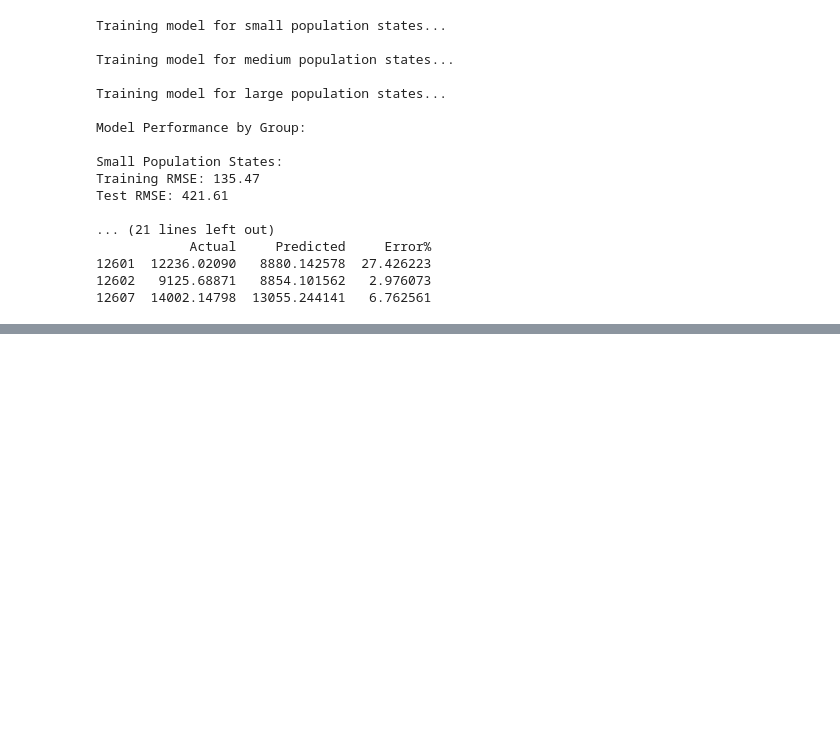
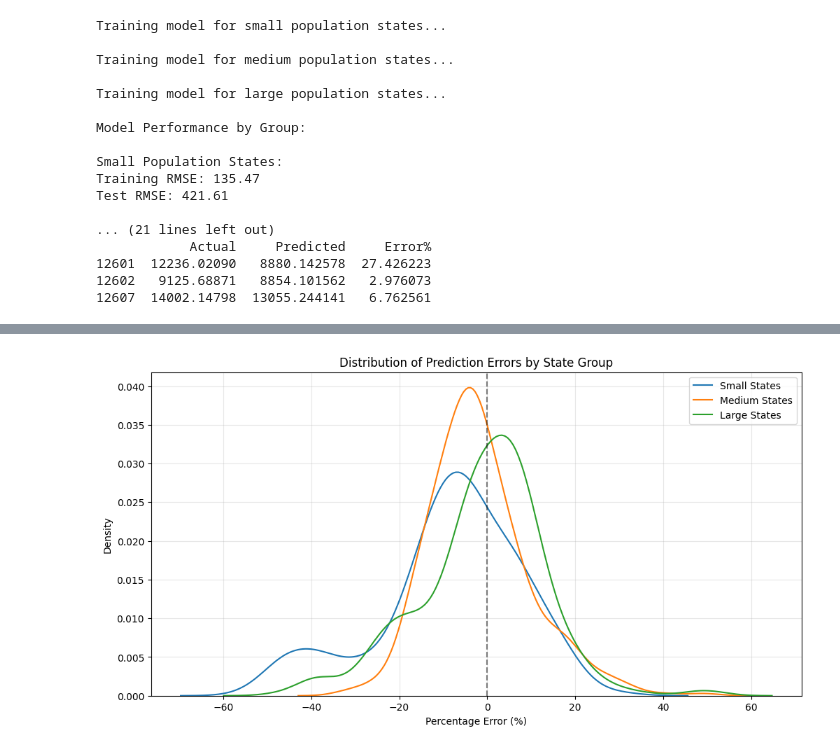
Before and after one commit to Ahmedayaz1210/electricity-usage-prediction, a Jupyter notebook: notebooks/Project - Draft 3.ipynb, the cells around one changed output, grey strips where cells are left out. Saved outputs shown, nothing was run; the diff lists cells and outputs as text; code cells hidden in the pictures; blank space fills up the shorter version.

```diff
--- a/notebooks/Project - Draft 3.ipynb
+++ b/notebooks/Project - Draft 3.ipynb
@@ -2967,0 +3077,27 @@ Test RMSE: 421.61
+# %%
+def plot_error_distribution():
+    plt.figure(figsize=(12, 6))
+
+    for group in ['small', 'medium', 'large']:
+        mask = X_test['population_group'] == group
+        actuals = y_test[mask]
+        predictions = np.array(new_test_pred)[mask]
+
+        # Calculate percentage errors
+        errors = ((predictions - actuals) / actuals) * 100
+
+        # Create density plot
+        sns.kdeplot(data=errors, label=f'{group.capitalize()} States')
+
+    plt.axvline(x=0, color='black', linestyle='--', alpha=0.5)
+    plt.xlabel('Percentage Error (%)')
+    plt.ylabel('Density')
+    plt.title('Distribution of Prediction Errors by State Group')
+    plt.legend()
+    plt.grid(True, alpha=0.3)
+    plt.show()
+
+# Create the plot
+plot_error_distribution()
+# %% [output]
+[figure, added]
```
Also changed, not shown: parts of 9 cells of this notebook.
